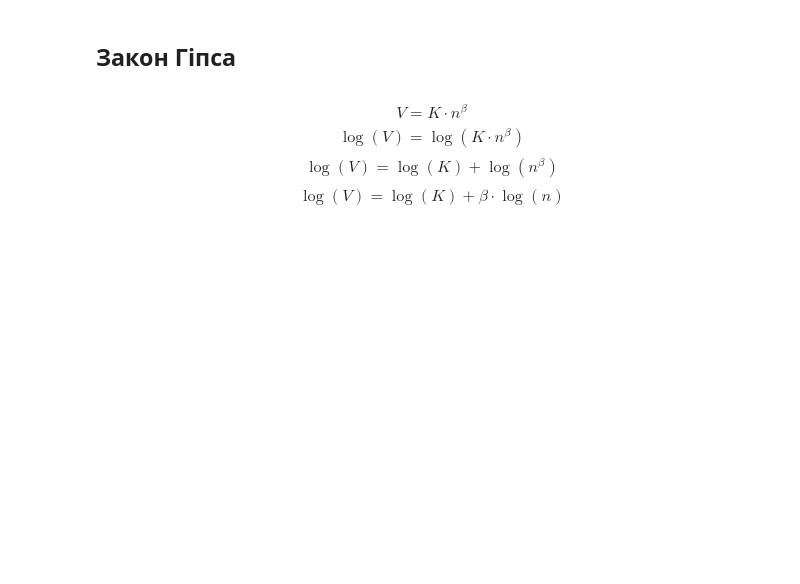
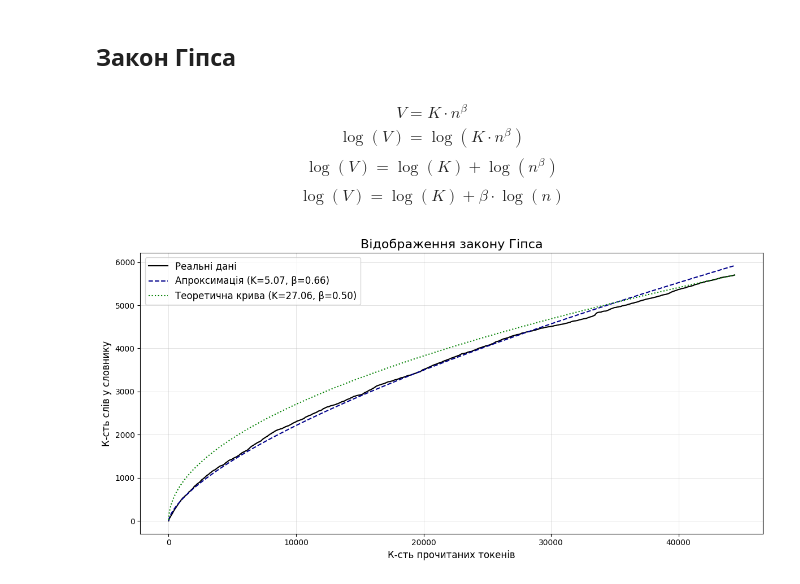
Before and after one commit to mzabrodin/nlp-book-analysis, a Jupyter notebook: lab02/Zabrodin_file_5.ipynb, the cells around one changed output. Cells and saved outputs as stored; diff of their text form; code cells hidden in the pictures; blank space fills up the shorter version.

```diff
--- a/lab02/Zabrodin_file_5.ipynb
+++ b/lab02/Zabrodin_file_5.ipynb
@@ -162,0 +118,51 @@ plt.show()
+# %%
+INPUT_FILE = "../lab01/Zabrodin_file_3.txt"
+OUTPUT_IMAGE = "Zabrodin_heaps_law.png"
+
+words = []
+with open(INPUT_FILE, "r", encoding="utf-8") as f:
+    for line in f:
+        words.append(line.strip().split()[0].lower())
+
+token_counts = []
+vocab_sizes = []
+unique_words = set()
+
+for i, word in enumerate(words):
+    unique_words.add(word)
+    token_counts.append(i + 1)
+    vocab_sizes.append(len(unique_words))
+
+token_counts = np.array(token_counts)
+vocab_sizes = np.array(vocab_sizes)
+
+log_n = np.log(token_counts)  # log(n)
+log_V = np.log(vocab_sizes)  # log(V)
+beta, log_K = np.polyfit(log_n, log_V, 1)  # beta & log(K)
+K = np.exp(log_K)  # K
+
+V_approximate = K * (token_counts ** beta)  # V = K * n^beta
+
+beta_theoretical = 0.5
+K_theoretical = vocab_sizes[-1] / (token_counts[-1] ** beta_theoretical)  # k = V/n^beta
+V_theoretical = K_theoretical * (token_counts ** beta_theoretical)  # V = k * n^beta
+
+plt.figure(figsize=(12, 6))
+
+plt.plot(token_counts, vocab_sizes, color='black', label="Реальні дані")
+plt.plot(token_counts, V_approximate, color='darkblue', linestyle='--', label=f"Апроксимація (K={K:.2f}, β={beta:.2f})")
+plt.plot(token_counts, V_theoretical, color='green', linestyle=':',
+         label=f"Теоретична крива (K={K_theoretical:.2f}, β={beta_theoretical:.2f})")
+
+plt.title("Відображення закону Гіпса", fontsize=16)
+plt.xlabel("К-сть прочитаних токенів", fontsize=12)
+plt.ylabel("К-сть слів у словнику", fontsize=12)
+plt.legend(fontsize=12)
+plt.grid(linestyle='-', alpha=0.5)
+plt.tight_layout()
+
+plt.savefig(OUTPUT_IMAGE, format='png', transparent=True, dpi=300)
+
+plt.show()
+# %% [output]
+[figure, added]
```
Also changed, not shown: parts of 9 cells of this notebook, 3 other files.
